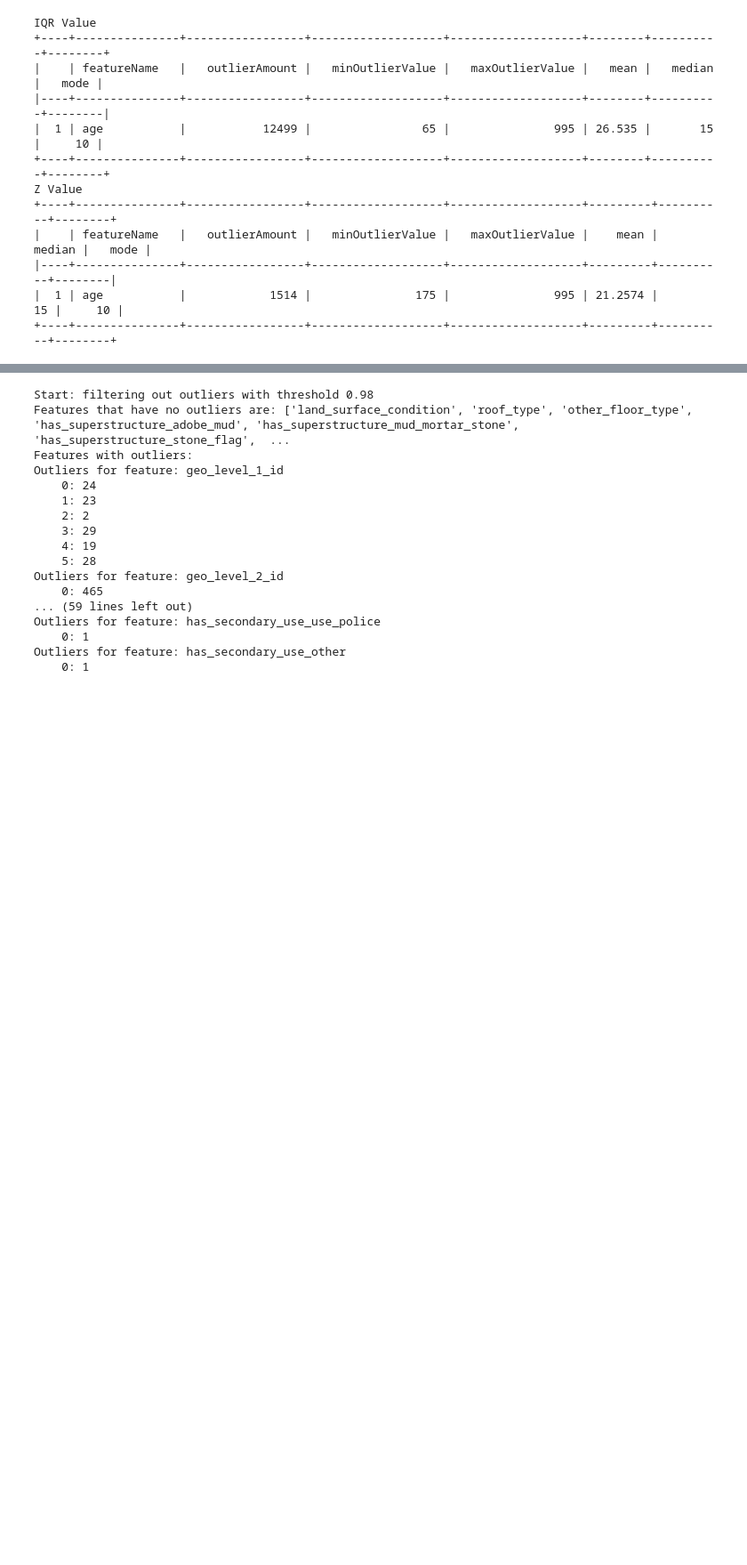
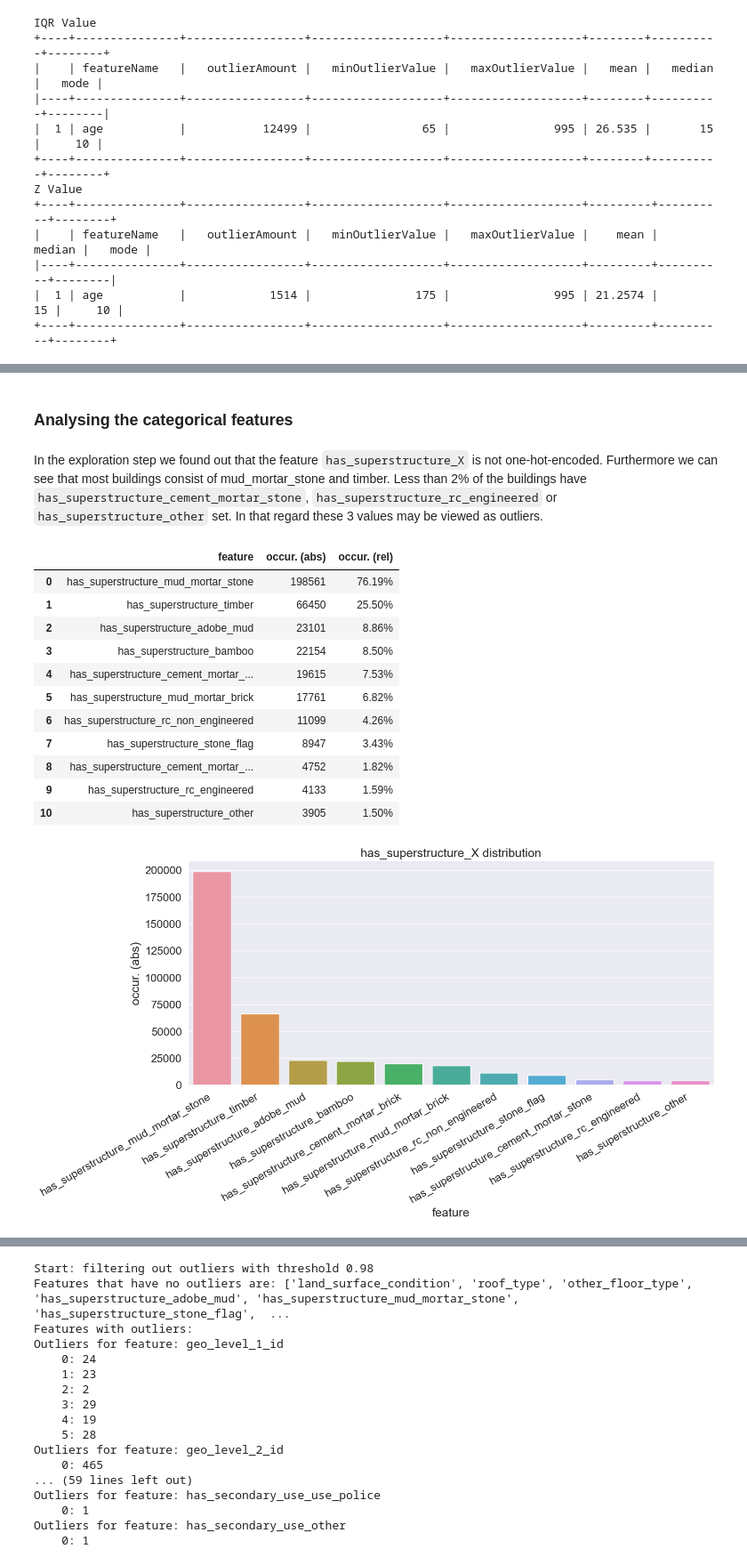
Before and after one commit to Sidies/-2015_Gorkha_earthquake_damage_prediction, a Jupyter notebook: notebooks/1.0-tyrell-data-cleaning.ipynb, the cells around one changed output, grey strips where cells are left out. Shown: that part at 89% size. Cells and saved outputs as stored; diff of their text form; code cells hidden in the pictures; blank space fills up the shorter version.

```diff
--- a/notebooks/1.0-tyrell-data-cleaning.ipynb
+++ b/notebooks/1.0-tyrell-data-cleaning.ipynb
@@ -257,0 +291,44 @@ plt.show()
+# %% [markdown]
+### Analysing the categorical features
+# %% [markdown]
+In the exploration step we found out that the feature `has_superstructure_X` is not one-hot-encoded. Furthermore we can see that most buildings consist of mud_mortar_stone and timber. Less than 2% of the buildings have `has_superstructure_cement_mortar_stone`, `has_superstructure_rc_engineered` or `has_superstructure_other` set. In that regard these 3 values may be viewed as outliers.
+# %%
+has_superstructure_columns = [
+    'has_superstructure_adobe_mud',
+    'has_superstructure_mud_mortar_stone',
+    'has_superstructure_stone_flag',
+    'has_superstructure_cement_mortar_stone',
+    'has_superstructure_mud_mortar_brick',
+    'has_superstructure_cement_mortar_brick',
+    'has_superstructure_timber',
+    'has_superstructure_bamboo',
+    'has_superstructure_rc_non_engineered',
+    'has_superstructure_rc_engineered',
+    'has_superstructure_other'
+]
+
+has_superstructure_df = train_df[has_superstructure_columns]
+occurences = visualize.get_verbose_occurences(has_superstructure_df)
+
+display(occurences)
+
+plt.figure(figsize=(14,6))
+sns.barplot(data=occurences, x='feature', y='occur. (abs)')
+plt.xticks(rotation=30, ha='right')
+plt.title('has_superstructure_X distribution')
+plt.savefig('../reports/figures/has_superstructure_distribution.svg',  bbox_inches = "tight")
+plt.show()
+# %% [output]
+|  | feature | occur. (abs) | occur. (rel) |
+| 0 | has_superstructure_mud_mortar_stone | 198561 | 76.19% |
+| 1 | has_superstructure_timber | 66450 | 25.50% |
+| 2 | has_superstructure_adobe_mud | 23101 | 8.86% |
+| 3 | has_superstructure_bamboo | 22154 | 8.50% |
+| 4 | has_superstructure_cement_mortar_... | 19615 | 7.53% |
+| 5 | has_superstructure_mud_mortar_brick | 17761 | 6.82% |
+| 6 | has_superstructure_rc_non_engineered | 11099 | 4.26% |
+| 7 | has_superstructure_stone_flag | 8947 | 3.43% |
+| 8 | has_superstructure_cement_mortar_... | 4752 | 1.82% |
+| 9 | has_superstructure_rc_engineered | 4133 | 1.59% |
+| 10 | has_superstructure_other | 3905 | 1.50% |
+[figure, added]
```
Also changed, not shown: parts of 10 cells of this notebook, 4 other files.
